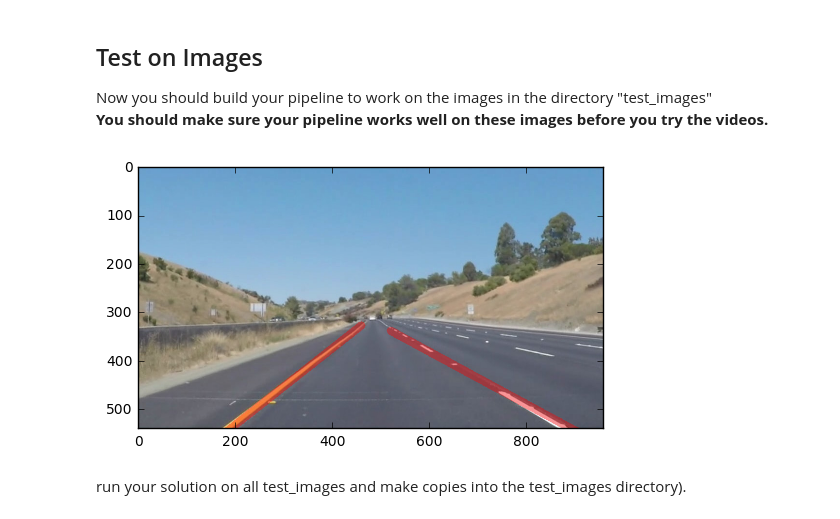
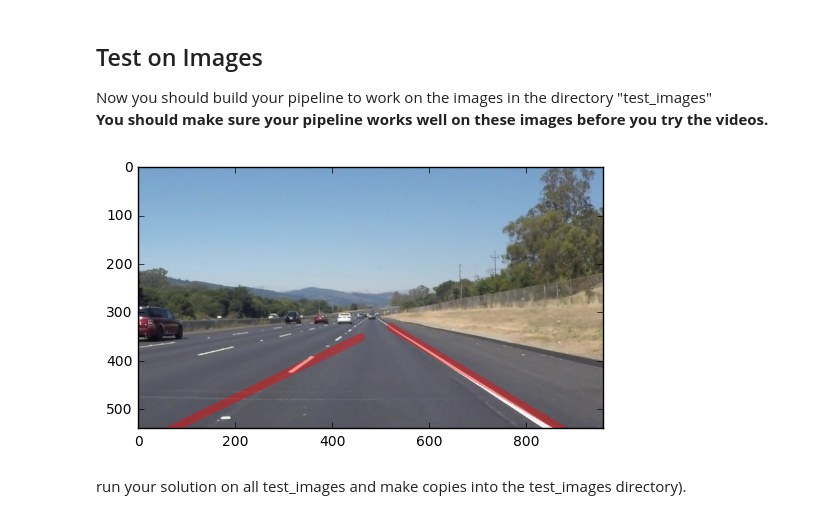
Before and after one commit to ckirksey3/lane-detection-with-opencv, a Jupyter notebook: P1.ipynb, the cells around one changed output. Saved outputs shown, nothing was run; the diff lists cells and outputs as text; code cells hidden in the pictures.

```diff
--- a/P1.ipynb
+++ b/P1.ipynb
@@ -40,0 +49,23 @@ import cv2
+# %%
+# Takes an image, object points, and image points
+# performs the camera calibration, image distortion correction and
+# returns the undistorted image
+def cal_undistort(img, objpoints, imgpoints):
+    # Use cv2.calibrateCamera and cv2.undistort()
+    gray = cv2.cvtColor(img,cv2.COLOR_RGB2GRAY)
+    ret, mtx, dist, rvecs, tvecs = cv2.calibrateCamera(objpoints, imgpoints, gray.shape[::-1],None,None)
+    undist = cv2.undistort(img, mtx, dist, None, mtx)
+    return undist, mtx, dist
+
+# Get test image
+img = cv2.imread('resources/camera_cal/calibration1.jpg')
+
+undistorted, mtx, dist = cal_undistort(img, objpoints, imgpoints)
+
+f, (ax1, ax2) = plt.subplots(1, 2, figsize=(24, 9))
+f.tight_layout()
+ax1.imshow(img)
+ax1.set_title('Original Image', fontsize=50)
+ax2.imshow(undistorted)
+ax2.set_title('Undistorted Image', fontsize=50)
+plt.subplots_adjust(left=0., right=1, top=0.9, bottom=0.)
@@ -41,6 +82,7 @@ import cv2
 # %%
 #reading in an image
-image = mpimg.imread('test_images/solidWhiteRight.jpg')
+# image = mpimg.imread('resources/test_images/solidWhiteRight.jpg')
+image = mpimg.imread('resources/test_images/test1.jpg')
 #printing out some stats and plotting
 print('This image is:', type(image), 'with dimesions:', image.shape)
 plt.imshow(image)  #call as plt.imshow(gray, cmap='gray') to show a grayscaled image
@@ -200,7 +228,7 @@ Now you should build your pipeline to work on the images in the directory "test_
 # %%
 import os
 import copy
-image_list = os.listdir("test_images/")
+image_list = os.listdir("resources/test_images/")
 for image_reference in image_list:
     #set constants
     kernel_size = 7
@@ -214,7 +242,7 @@ for image_reference in image_list:
     high_threshold = 200
 
     #reading in an image
-    image = mpimg.imread("test_images/" + image_reference)
+    image = mpimg.imread("resources/test_images/" + image_reference)
     initial_image = image
 
     #apply grayscale/gaussian blur/canny
@@ -239,34 +267,34 @@ for image_reference in image_list:
     leftSlopes = []
     leftIntersects = []
 
     for line in lines:
         slope = getSlope(line)
         b = getIntersect(line, slope)
         if(slope < 0):
             rightSlopes.append(slope)
             rightIntersects.append(b)
         else:
             leftSlopes.append(slope)
             leftIntersects.append(b)
 
     image_with_lines = copy.deepcopy(initial_image)
 
     rightSlope = averageList(rightSlopes)
     rightIntersect = averageList(rightIntersects)
     leftSlope = averageList(leftSlopes)
     leftIntersect = averageList(leftIntersects)
 
     main_lines = [getLine(rightSlope, rightIntersect, 460, 0), getLine(leftSlope, leftIntersect, 1000, 520)]
     draw_lines(image_with_lines, main_lines, color=[255, 0, 0], thickness=15)
 
     #put lines back onto image
     image = undograyscale(image)
 
     final_image = weighted_img(image_with_lines, initial_image, α=0.6, β=0.4, λ=0.)
 
     plt.imshow(final_image, cmap='gray');  #call as plt.imshow(gray, cmap='gray') to show a grayscaled image
 # %% [output]
-[figure, old version]
+[figure, new version]
 # %% [markdown]
 run your solution on all test_images and make copies into the test_images directory).
 # %% [markdown]
```
Also changed, not shown: parts of 14 cells of this notebook, 35 other files.
